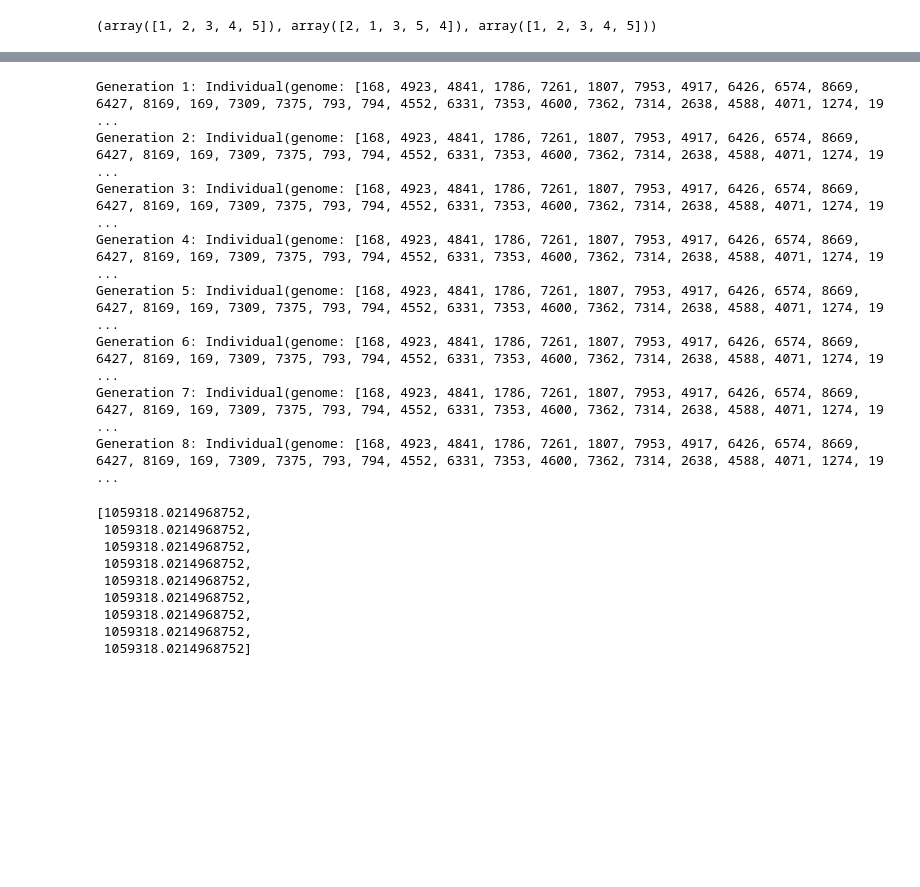
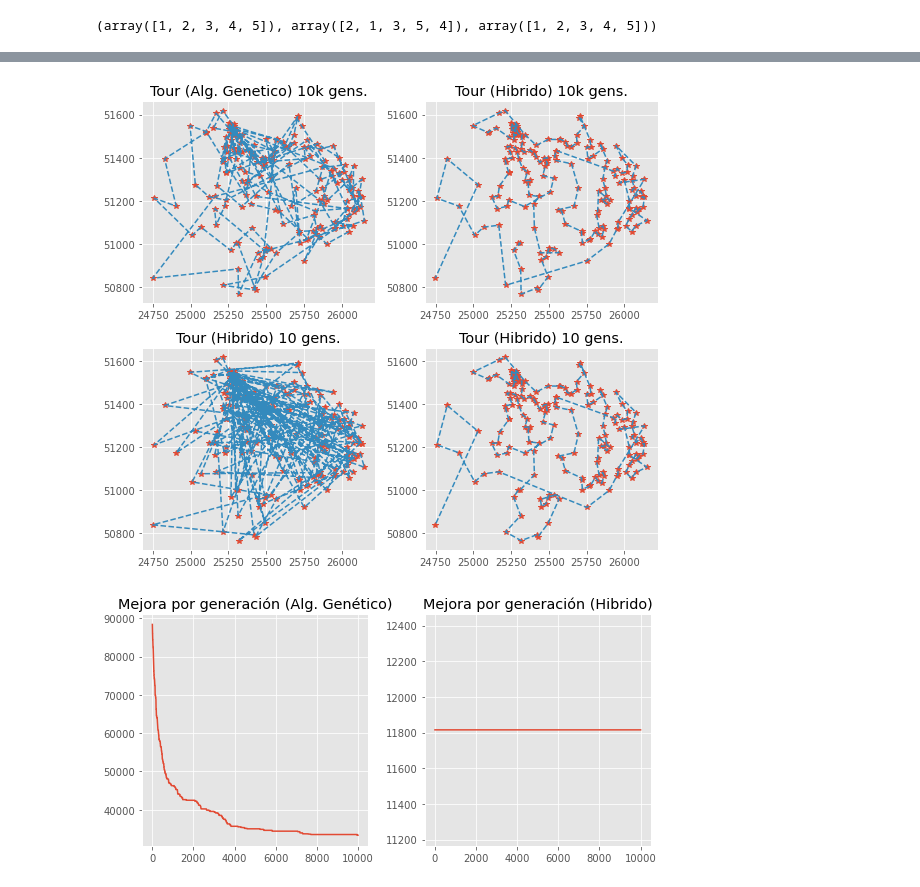
Before and after one commit to Rebeca98/Equipo_InvestigacionOperaciones, a Jupyter notebook: proyecto/Travelling Salesman.ipynb, the cells around one changed output, grey strips where cells are left out. Drawn from its saved outputs; the diff is of its cells as text; code cells hidden in the pictures; blank space fills up the shorter version.

```diff
--- a/proyecto/Travelling Salesman.ipynb
+++ b/proyecto/Travelling Salesman.ipynb
@@ -202,9 +205,9 @@ def GA(
         if Pk[Pk.argmin()] < best_individual:
             best_individual = Pk[Pk.argmin()]
 
-        history.append(best_individual.fitness)
+        history.append(best_individual)
         # Imprimimos status
-        if verbose is True or k % print_interval == 0:
-            print(f"Generation {k}: {best_individual}")
+        #if verbose is True or k % print_interval == 0:
+            # print(f"Generation {k}: {best_individual}")
 
     return best_individual,history
@@ -229,23 +214,51 @@ plt.plot(range(len(history)), history, color="skyblue")
-# %%
-best_individual,history = GA(n_population=20, n_generation=10, greedy_rate=1 / 5, verbose=True)
-# %% [output]
-Generation 1: Individual(genome: [168, 4923, 4841, 1786, 7261, 1807, 7953, 4917, 6426, 6574, 8669, 6427, 8169, 169, 7309, 7375, 793, 794, 4552, 6331, 7353, 4600, 7362, 7314, 2638, 4588, 4071, 1274, 19 ...
-Generation 2: Individual(genome: [168, 4923, 4841, 1786, 7261, 1807, 7953, 4917, 6426, 6574, 8669, 6427, 8169, 169, 7309, 7375, 793, 794, 4552, 6331, 7353, 4600, 7362, 7314, 2638, 4588, 4071, 1274, 19 ...
-Generation 3: Individual(genome: [168, 4923, 4841, 1786, 7261, 1807, 7953, 4917, 6426, 6574, 8669, 6427, 8169, 169, 7309, 7375, 793, 794, 4552, 6331, 7353, 4600, 7362, 7314, 2638, 4588, 4071, 1274, 19 ...
-Generation 4: Individual(genome: [168, 4923, 4841, 1786, 7261, 1807, 7953, 4917, 6426, 6574, 8669, 6427, 8169, 169, 7309, 7375, 793, 794, 4552, 6331, 7353, 4600, 7362, 7314, 2638, 4588, 4071, 1274, 19 ...
-Generation 5: Individual(genome: [168, 4923, 4841, 1786, 7261, 1807, 7953, 4917, 6426, 6574, 8669, 6427, 8169, 169, 7309, 7375, 793, 794, 4552, 6331, 7353, 4600, 7362, 7314, 2638, 4588, 4071, 1274, 19 ...
-Generation 6: Individual(genome: [168, 4923, 4841, 1786, 7261, 1807, 7953, 4917, 6426, 6574, 8669, 6427, 8169, 169, 7309, 7375, 793, 794, 4552, 6331, 7353, 4600, 7362, 7314, 2638, 4588, 4071, 1274, 19 ...
-Generation 7: Individual(genome: [168, 4923, 4841, 1786, 7261, 1807, 7953, 4917, 6426, 6574, 8669, 6427, 8169, 169, 7309, 7375, 793, 794, 4552, 6331, 7353, 4600, 7362, 7314, 2638, 4588, 4071, 1274, 19 ...
-Generation 8: Individual(genome: [168, 4923, 4841, 1786, 7261, 1807, 7953, 4917, 6426, 6574, 8669, 6427, 8169, 169, 7309, 7375, 793, 794, 4552, 6331, 7353, 4600, 7362, 7314, 2638, 4588, 4071, 1274, 19 ...
-# %%
-history
-# %% [output]
-[1059318.0214968752,
- 1059318.0214968752,
- 1059318.0214968752,
- 1059318.0214968752,
- 1059318.0214968752,
- 1059318.0214968752,
- 1059318.0214968752,
- 1059318.0214968752,
- 1059318.0214968752]
+# %%
+best_ga, hist_ga = GA(n_population=15, n_generation=10000)
+best_nn, hist_nn = GA(n_population=15, n_generation=10000, greedy_rate=9/10)
+# %%
+best_ga_sm, hist_ga_sm = GA(n_population=15, n_generation=10)
+best_nn_sm, hist_nn_sm = GA(n_population=15, n_generation=10, greedy_rate=9/10)
+# %%
+fig, axs = plt.subplots(2, 2, figsize=(8,7))
+
+# Tour GA
+axs[0, 0].plot(cities[best_ga.genome][:, 0], cities[best_ga.genome][:, 1], "*")
+axs[0, 0].plot(cities[best_ga.genome][:, 0], cities[best_ga.genome][:, 1], "--")
+axs[0, 0].set_title("Tour (Alg. Genetico) 10k gens.")
+
+# Tour NN
+axs[0, 1].plot(cities[best_nn.genome][:, 0], cities[best_nn.genome][:, 1], "*")
+axs[0, 1].plot(cities[best_nn.genome][:, 0], cities[best_nn.genome][:, 1], "--")
+axs[0, 1].set_title("Tour (Hibrido) 10k gens.")
+
+# Tour NN chico
+axs[1, 0].plot(cities[best_ga_sm.genome][:, 0], cities[best_ga_sm.genome][:, 1], "*")
+axs[1, 0].plot(cities[best_ga_sm.genome][:, 0], cities[best_ga_sm.genome][:, 1], "--")
+axs[1, 0].set_title("Tour (Hibrido) 10 gens.")
+
+# Tour NN chico
+axs[1, 1].plot(cities[best_nn_sm.genome][:, 0], cities[best_nn_sm.genome][:, 1], "*")
+axs[1, 1].plot(cities[best_nn_sm.genome][:, 0], cities[best_nn_sm.genome][:, 1], "--")
+axs[1, 1].set_title("Tour (Hibrido) 10 gens.")
+
+fig.tight_layout()
+
+tikzplotlib.save("tours.tex")
+# %% [output]
+[figure, added]
+# %%
+fig, axs = plt.subplots(1, 2, figsize=(8,4))
+
+# Mejora GA
+axs[0].plot(range(len(hist_ga)), [ind.fitness for ind in hist_ga])
+axs[0].set_title("Mejora por generación (Alg. Genético)")
+
+# Mejora NN
+axs[1].plot(range(len(hist_nn)), [ind.fitness for ind in hist_nn])
+axs[1].set_title("Mejora por generación (Hibrido)")
+
+
+fig.tight_layout()
+
+tikzplotlib.save("descent.tex")
+# %% [output]
+[figure, added]
```
Also changed, not shown: parts of 10 cells of this notebook, 7 other files.
